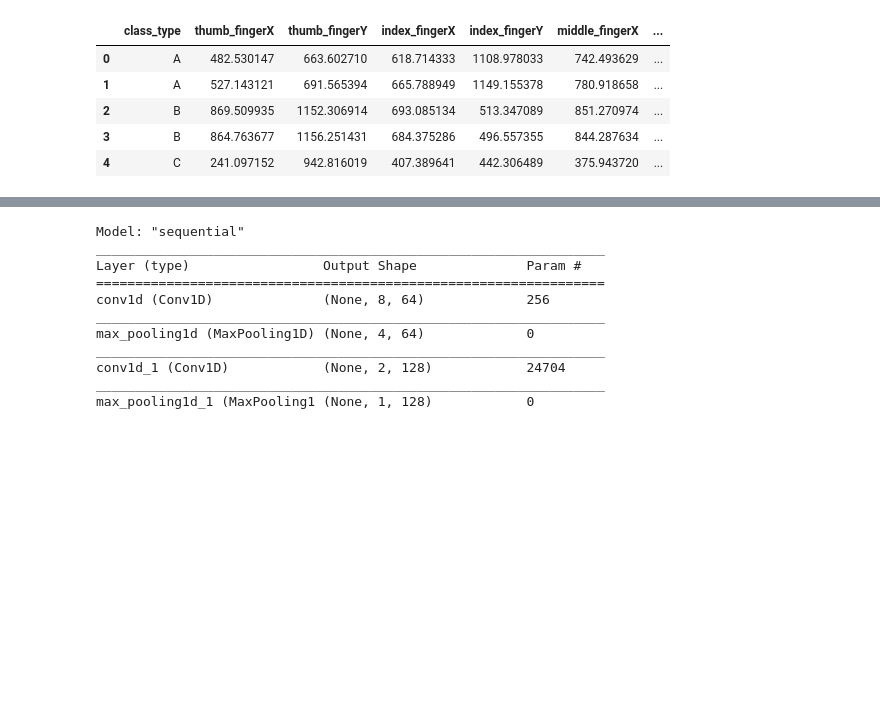
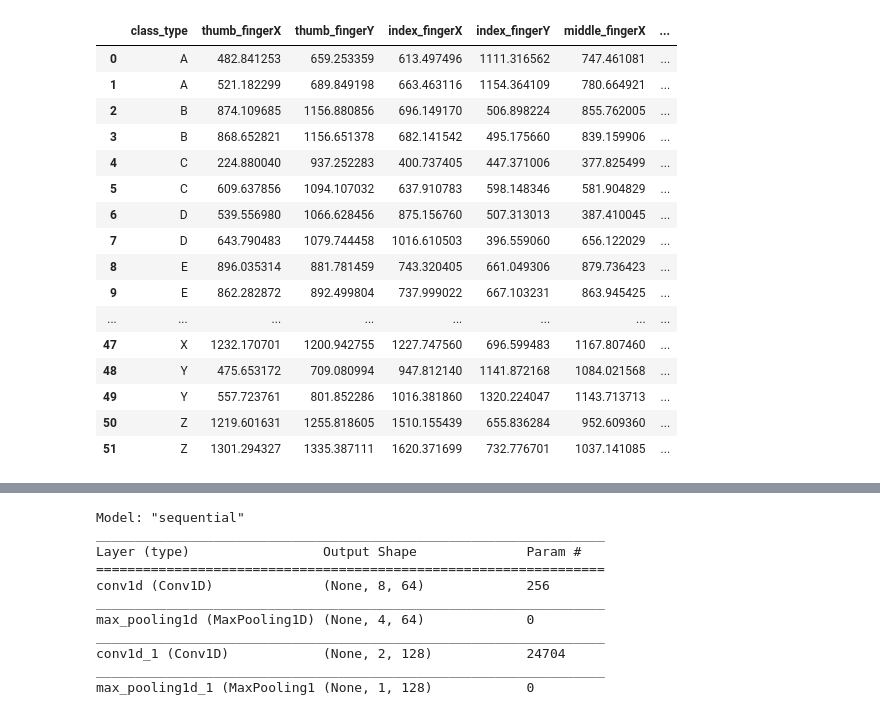
Before and after one commit to Muhambriana/mobile-SIBI-translator-1, a Jupyter notebook: train_model.ipynb, the cells around one changed output, grey strips where cells are left out. Drawn from its saved outputs; the diff is of its cells as text; code cells hidden in the pictures; blank space fills up the shorter version.

```diff
--- a/train_model.ipynb
+++ b/train_model.ipynb
@@ -22,15 +29,26 @@ df_train.head()
 # %%
 #Read CSV file for Validation or Testing the Model using Pandas
 df_test = pd.read_csv("hands_SIBI_validation.csv", header=0)
 
-df_test.head()
+df_test
 # %% [output]
 |  | class_type | thumb_fingerX | thumb_fingerY | index_fingerX | index_fingerY | middle_fingerX | ... |
-| 0 | A | 482.530147 | 663.602710 | 618.714333 | 1108.978033 | 742.493629 | ... |
-| 1 | A | 527.143121 | 691.565394 | 665.788949 | 1149.155378 | 780.918658 | ... |
-| 2 | B | 869.509935 | 1152.306914 | 693.085134 | 513.347089 | 851.270974 | ... |
-| 3 | B | 864.763677 | 1156.251431 | 684.375286 | 496.557355 | 844.287634 | ... |
-| 4 | C | 241.097152 | 942.816019 | 407.389641 | 442.306489 | 375.943720 | ... |
+| 0 | A | 482.841253 | 659.253359 | 613.497496 | 1111.316562 | 747.461081 | ... |
+| 1 | A | 521.182299 | 689.849198 | 663.463116 | 1154.364109 | 780.664921 | ... |
+| 2 | B | 874.109685 | 1156.880856 | 696.149170 | 506.898224 | 855.762005 | ... |
+| 3 | B | 868.652821 | 1156.651378 | 682.141542 | 495.175660 | 839.159906 | ... |
+| 4 | C | 224.880040 | 937.252283 | 400.737405 | 447.371006 | 377.825499 | ... |
+| 5 | C | 609.637856 | 1094.107032 | 637.910783 | 598.148346 | 581.904829 | ... |
+| 6 | D | 539.556980 | 1066.628456 | 875.156760 | 507.313013 | 387.410045 | ... |
+| 7 | D | 643.790483 | 1079.744458 | 1016.610503 | 396.559060 | 656.122029 | ... |
+| 8 | E | 896.035314 | 881.781459 | 743.320405 | 661.049306 | 879.736423 | ... |
+| 9 | E | 862.282872 | 892.499804 | 737.999022 | 667.103231 | 863.945425 | ... |
+| ... | ... | ... | ... | ... | ... | ... | ... |
+| 47 | X | 1232.170701 | 1200.942755 | 1227.747560 | 696.599483 | 1167.807460 | ... |
+| 48 | Y | 475.653172 | 709.080994 | 947.812140 | 1141.872168 | 1084.021568 | ... |
+| 49 | Y | 557.723761 | 801.852286 | 1016.381860 | 1320.224047 | 1143.713713 | ... |
+| 50 | Z | 1219.601631 | 1255.818605 | 1510.155439 | 655.836284 | 952.609360 | ... |
+| 51 | Z | 1301.294327 | 1335.387111 | 1620.371699 | 732.776701 | 1037.141085 | ... |
 # %%
 #Put Categorical using Pandas
 df_train["class_type"] = pd.Categorical(df_train["class_type"])
```
Also changed, not shown: parts of 5 cells of this notebook, 6 other files.
